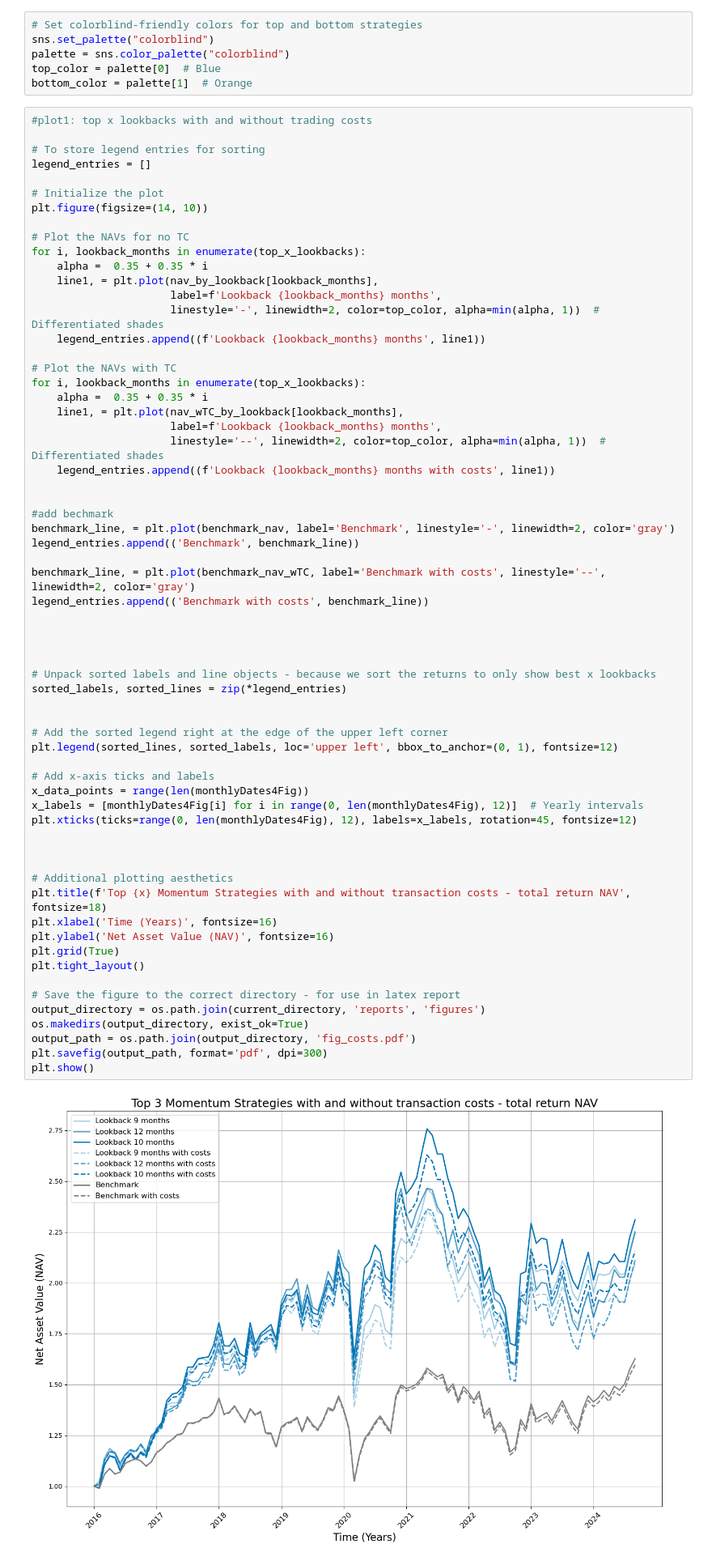
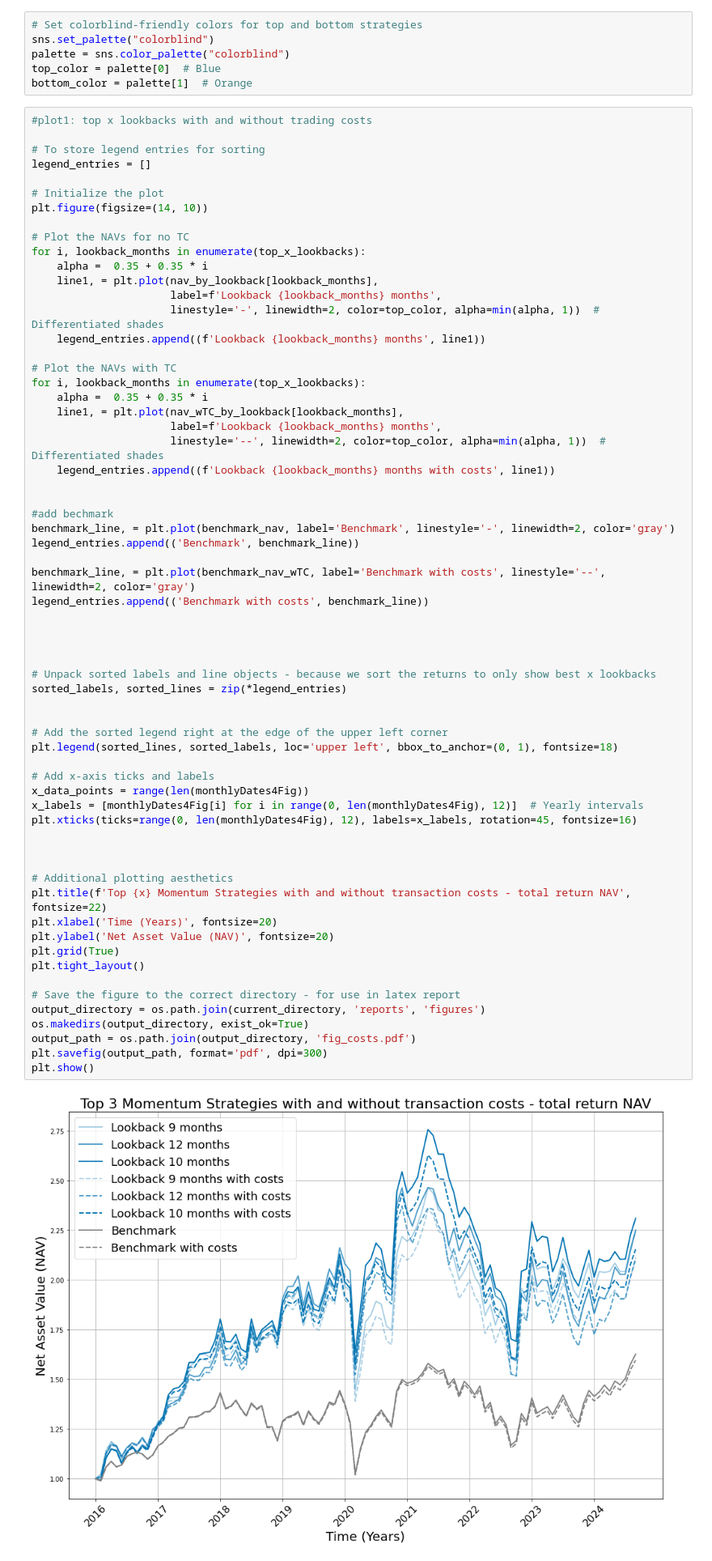
Before and after one commit to thomas0345/project_momentum, a Jupyter notebook: momentum_notebook.ipynb, the cells around one changed output. Shown at 81% size. Cells and saved outputs as stored; diff of their text form.

```diff
--- a/momentum_notebook.ipynb
+++ b/momentum_notebook.ipynb
@@ -652,39 +652,39 @@ legend_entries.append(('Benchmark', benchmark_line))
 
 benchmark_line, = plt.plot(benchmark_nav_wTC, label='Benchmark with costs', linestyle='--', linewidth=2, color='gray')
 legend_entries.append(('Benchmark with costs', benchmark_line))
 
 
 
 
 # Unpack sorted labels and line objects - because we sort the returns to only show best x lookbacks
 sorted_labels, sorted_lines = zip(*legend_entries)
 
 
 # Add the sorted legend right at the edge of the upper left corner
-plt.legend(sorted_lines, sorted_labels, loc='upper left', bbox_to_anchor=(0, 1), fontsize=12)
+plt.legend(sorted_lines, sorted_labels, loc='upper left', bbox_to_anchor=(0, 1), fontsize=18)
 
 # Add x-axis ticks and labels
 x_data_points = range(len(monthlyDates4Fig))
 x_labels = [monthlyDates4Fig[i] for i in range(0, len(monthlyDates4Fig), 12)]  # Yearly intervals
-plt.xticks(ticks=range(0, len(monthlyDates4Fig), 12), labels=x_labels, rotation=45, fontsize=12)
+plt.xticks(ticks=range(0, len(monthlyDates4Fig), 12), labels=x_labels, rotation=45, fontsize=16)
 
 
 
 # Additional plotting aesthetics
-plt.title(f'Top {x} Momentum Strategies with and without transaction costs - total return NAV', fontsize=18)
-plt.xlabel('Time (Years)', fontsize=16)
-plt.ylabel('Net Asset Value (NAV)', fontsize=16)
+plt.title(f'Top {x} Momentum Strategies with and without transaction costs - total return NAV', fontsize=22)
+plt.xlabel('Time (Years)', fontsize=20)
+plt.ylabel('Net Asset Value (NAV)', fontsize=20)
 plt.grid(True)
 plt.tight_layout()
 
 # Save the figure to the correct directory - for use in latex report
 output_directory = os.path.join(current_directory, 'reports', 'figures')
 os.makedirs(output_directory, exist_ok=True)
 output_path = os.path.join(output_directory, 'fig_costs.pdf')
 plt.savefig(output_path, format='pdf', dpi=300)
 plt.show()
 # %% [output]
-[figure, old version]
+[figure, new version]
 # %%
 #Plot 2: Top versus bottom x lookbacks by performance
 
```
Also changed, not shown: parts of 7 cells of this notebook, 5 other files.
